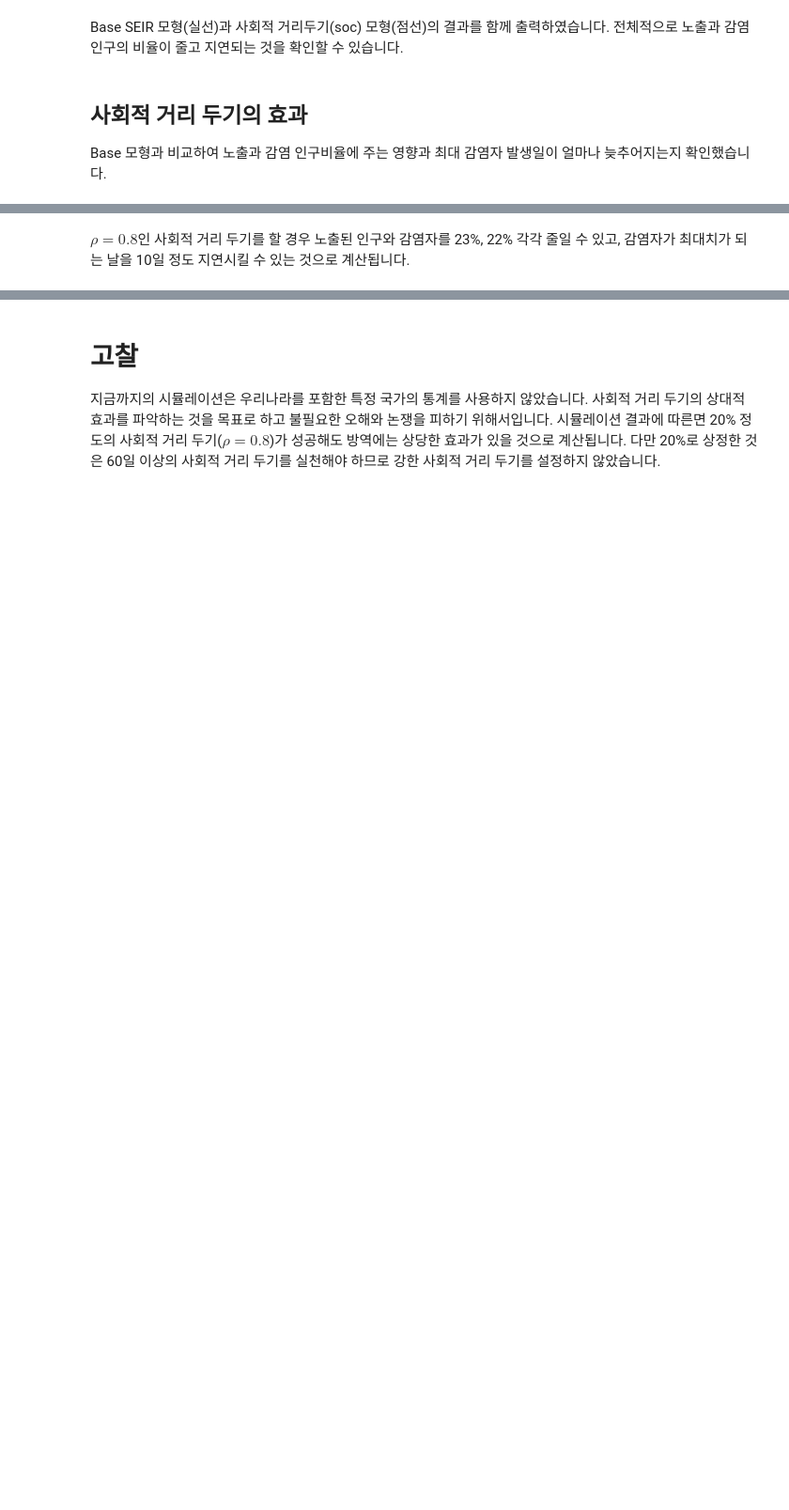
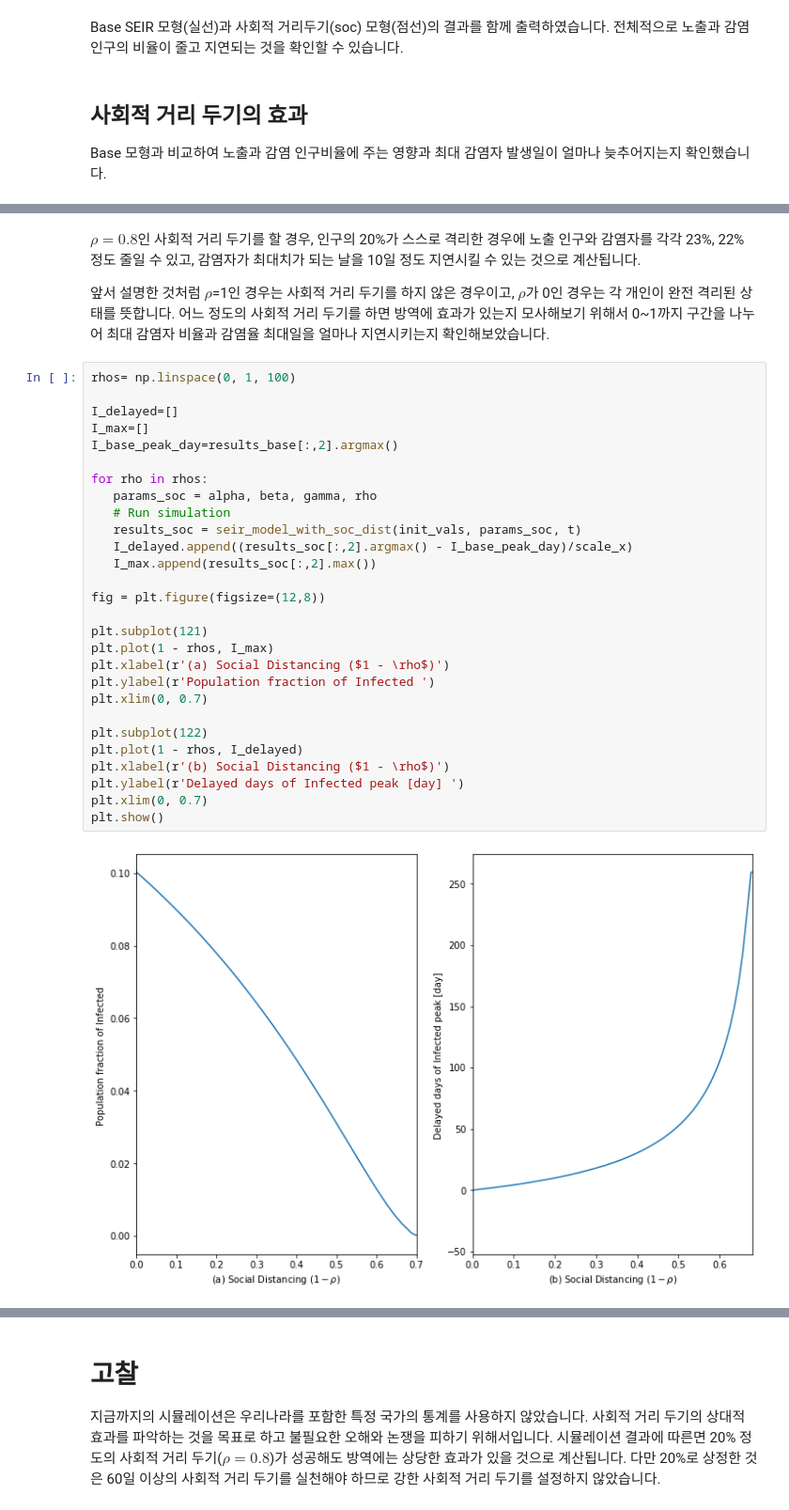
Before and after one commit to byeongchul/covid19-simulation, a Jupyter notebook: covid19-sim.ipynb, the cells around one changed output, grey strips where cells are left out. Shown: that part at 94% size. Cells and saved outputs as stored; diff of their text form; blank space fills up the shorter version.

```diff
--- a/covid19-sim.ipynb
+++ b/covid19-sim.ipynb
@@ -341,4 +352,36 @@ Effect of social distancing: $\rho=0.8$
   Drop ratio of Infected = 0.22279100659793027
   Delay days of peak infected = 9.9
 # %% [markdown]
-$\rho = 0.8$인 사회적 거리 두기를 할 경우 노출된 인구와 감염자를 23%, 22% 각각 줄일 수 있고, 감염자가 최대치가 되는 날을 10일 정도 지연시킬 수 있는 것으로 계산됩니다.
+$\rho = 0.8$인 사회적 거리 두기를 할 경우, 인구의 20%가 스스로 격리한 경우에 노출 인구와 감염자를 각각 23%, 22% 정도 줄일 수 있고, 감염자가 최대치가 되는 날을 10일 정도 지연시킬 수 있는 것으로 계산됩니다.
+
+앞서 설명한 것처럼 $\rho$=1인 경우는 사회적 거리 두기를 하지 않은 경우이고, $\rho$가 0인 경우는 각 개인이 완전 격리된 상태를 뜻합니다. 어느 정도의 사회적 거리 두기를 하면 방역에 효과가 있는지 모사해보기 위해서 0~1까지 구간을 나누어 최대 감염자 비율과 감염율 최대일을 얼마나 지연시키는지 확인해보았습니다.
+# %%
+rhos= np.linspace(0, 1, 100)
+
+I_delayed=[]
+I_max=[]
+I_base_peak_day=results_base[:,2].argmax()
+
+for rho in rhos:
+   params_soc = alpha, beta, gamma, rho
+   # Run simulation
+   results_soc = seir_model_with_soc_dist(init_vals, params_soc, t)
+   I_delayed.append((results_soc[:,2].argmax() - I_base_peak_day)/scale_x)
+   I_max.append(results_soc[:,2].max())
+
+fig = plt.figure(figsize=(12,8))
+
+plt.subplot(121)
+plt.plot(1 - rhos, I_max)
+plt.xlabel(r'(a) Social Distancing ($1 - \rho$)')
+plt.ylabel(r'Population fraction of Infected ')
+plt.xlim(0, 0.7)
+
+plt.subplot(122)
+plt.plot(1 - rhos, I_delayed)
+plt.xlabel(r'(b) Social Distancing ($1 - \rho$)')
+plt.ylabel(r'Delayed days of Infected peak [day] ')
+plt.xlim(0, 0.7)
+plt.show()
+# %% [output]
+[figure, added]
```
Also changed, not shown: parts of 7 cells of this notebook.
